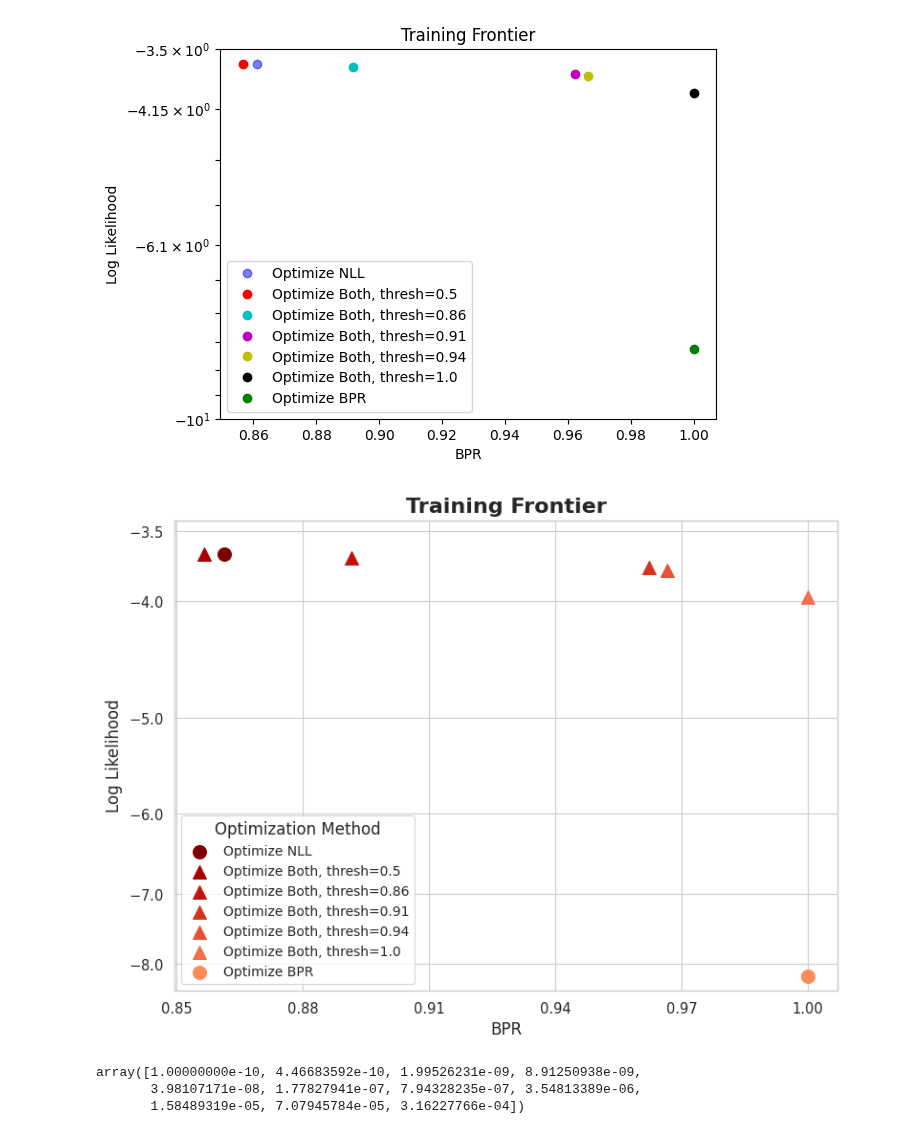
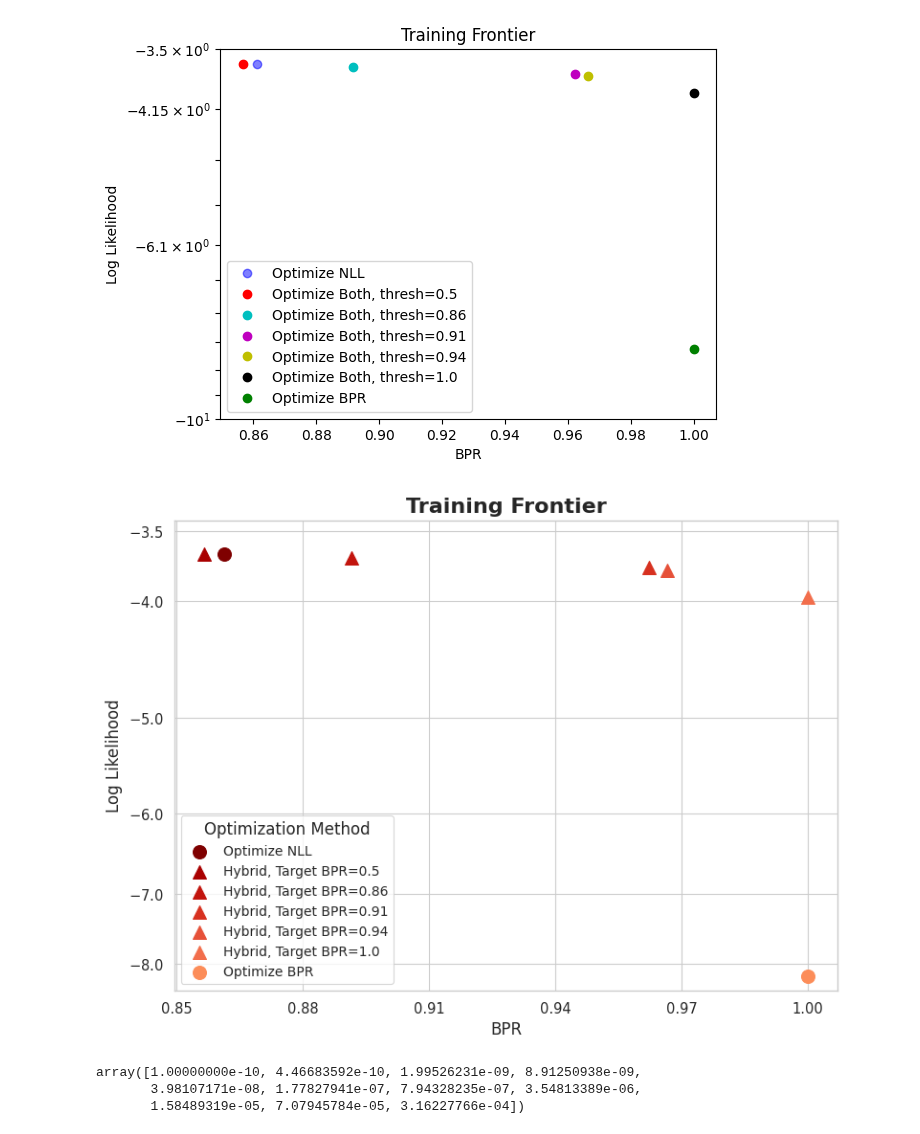
Before and after one commit to kheuton/prob_diff_topk, a Jupyter notebook: PubReadyToyFig.ipynb, the cells around one changed output. Cells and saved outputs as stored; diff of their text form; code cells hidden in the pictures.

Commit message:
Better legend

```diff
--- a/PubReadyToyFig.ipynb
+++ b/PubReadyToyFig.ipynb
@@ -180,7 +180,7 @@ cmap = LinearSegmentedColormap.from_list('custom_orangered', colors, N=n_bins)
 # Create a DataFrame for easier plotting
 data = []
 for thresh in both_bprs_by_thresh.keys():
-    data.append({"BPR": both_bprs_by_thresh[thresh], "Log Likelihood": both_nlls_by_thresh[thresh], "Optimization": f"Optimize Both, thresh={thresh}"})
+    data.append({"BPR": both_bprs_by_thresh[thresh], "Log Likelihood": both_nlls_by_thresh[thresh], "Optimization": f"Hybrid, Target BPR={thresh}"})
 data.append({"BPR": nll_bprs_by_init, "Log Likelihood": nll_nlls_by_init, "Optimization": "Optimize NLL"})
 data.append({"BPR": bpr_bprs_by_init, "Log Likelihood": bpr_nlls_by_init, "Optimization": "Optimize BPR"})
 
@@ -199,7 +199,7 @@ y_max_padded = y_max + y_padding
 plt.figure(figsize=(8,6))
 
 # Plot "Optimize Both" points
-both_data = df[df['Optimization'].str.contains('Optimize Both')]
+both_data = df[df['Optimization'].str.contains('Hybrid')]
 both_colors = cmap(np.linspace(0.2, 0.8, len(both_data)))
 for (_, row), color in zip(both_data.iterrows(), both_colors):
     plt.scatter(row['BPR'], row['Log Likelihood'], color=color, s=100, marker='^', label=row['Optimization'])
@@ -226,34 +226,34 @@ plt.xticks(np.linspace(0.85, 1, 6))
 
 
 #plt.ylim(y_min_padded, y_max_padded)
 plt.yscale('symlog', linthresh=0.1)
 # Create a ScalarFormatter object
 formatter = ScalarFormatter(useOffset=False)
 
 # Set the formatter to use a fixed number of decimal places
 formatter.set_scientific(False)
 formatter.set_useMathText(True)
 
 # Apply the formatter to the y-axis
 plt.gca().yaxis.set_major_formatter(formatter)
 plt.yticks([ -3.5,-4,-5,-6,-7, -8])
 
 # Adjust legend
 handles, labels = plt.gca().get_legend_handles_labels()
 by_label = dict(zip(labels, handles))
 
 # Create a list of labels in the desired order
 desired_order = ['Optimize NLL'] + [label for label in labels if label not in ['Optimize NLL', 'Optimize BPR']] + ['Optimize BPR']
 
 # Create the legend with the desired order
 plt.legend([by_label[label] for label in desired_order], desired_order,
           title="Optimization Method", title_fontsize='12', fontsize='10',
           loc='lower left')
 
 # Adjust layout to prevent cutoff
 plt.tight_layout()
 # %% [output]
-[figure, old version]
+[figure, new version]
 # %%
 np.logspace(-10, -3.5, 11)
 # %% [output]
```
